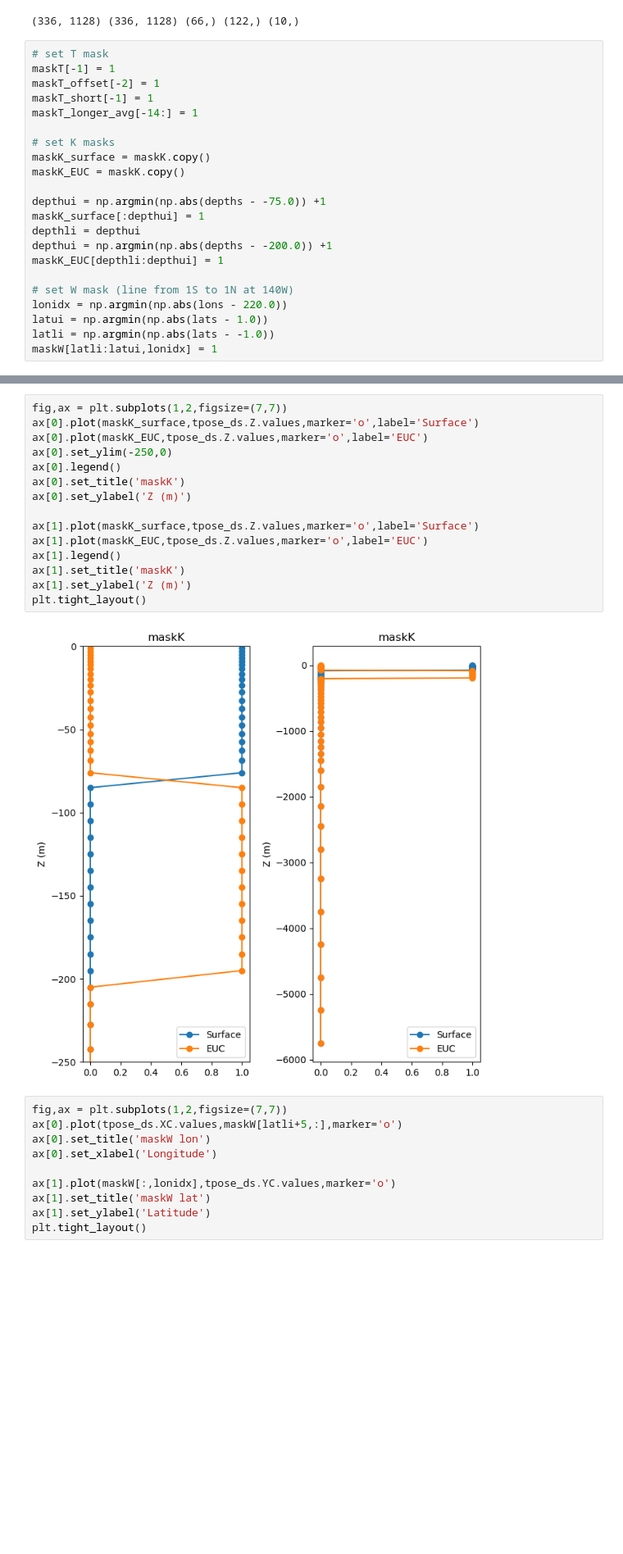
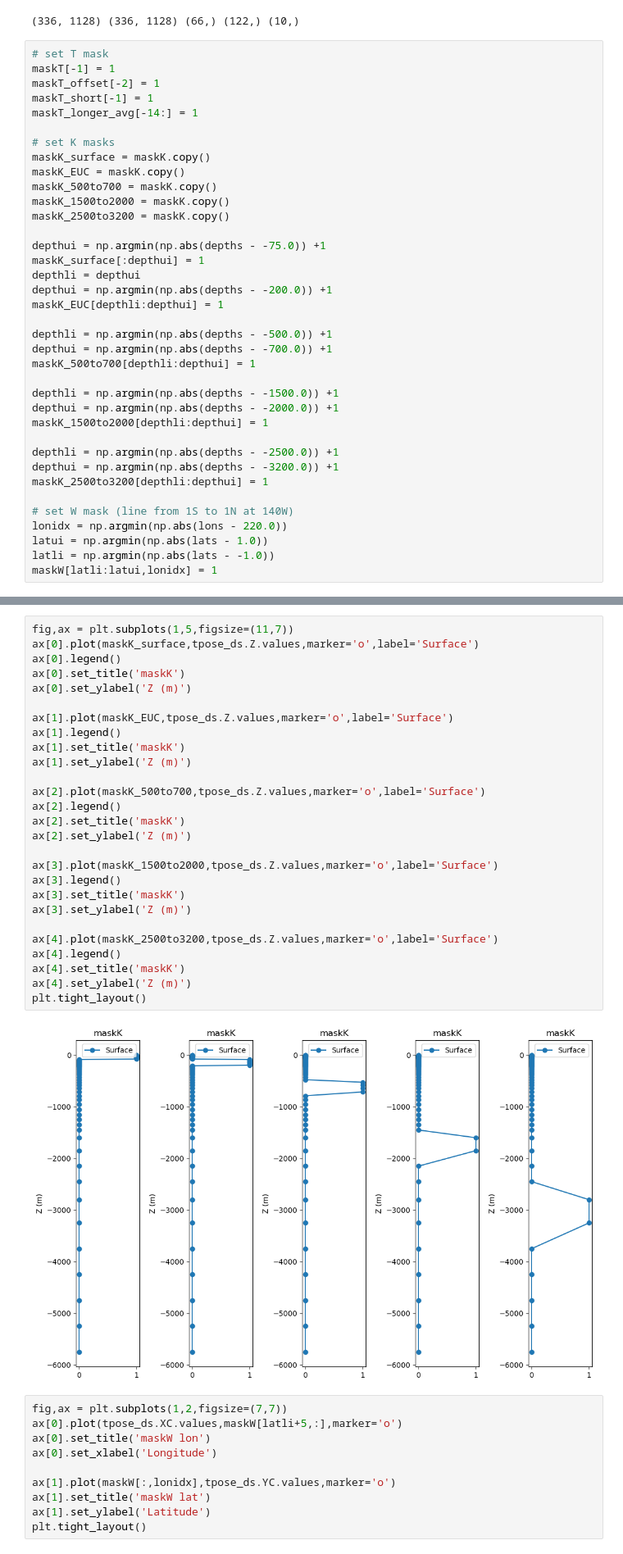
Before and after one commit to eldavenport/TPOSE6_Sensitivity, a Jupyter notebook: model_setup/generate_masks.ipynb, the cells around one changed output, grey strips where cells are left out. Shown at 82% size. Drawn from its saved outputs; the diff is of its cells as text; blank space fills up the shorter version.

Commit message:
adding masks for deep sensitivity experiments

```diff
--- a/model_setup/generate_masks.ipynb
+++ b/model_setup/generate_masks.ipynb
@@ -57,6 +57,9 @@ maskT_longer_avg[-14:] = 1
 # set K masks
 maskK_surface = maskK.copy()
 maskK_EUC = maskK.copy()
+maskK_500to700 = maskK.copy()
+maskK_1500to2000 = maskK.copy()
+maskK_2500to3200 = maskK.copy()
 
 depthui = np.argmin(np.abs(depths - -75.0)) +1
 maskK_surface[:depthui] = 1
@@ -64,6 +67,18 @@ depthli = depthui
 depthui = np.argmin(np.abs(depths - -200.0)) +1
 maskK_EUC[depthli:depthui] = 1
 
+depthli = np.argmin(np.abs(depths - -500.0)) +1
+depthui = np.argmin(np.abs(depths - -700.0)) +1
+maskK_500to700[depthli:depthui] = 1
+
+depthli = np.argmin(np.abs(depths - -1500.0)) +1
+depthui = np.argmin(np.abs(depths - -2000.0)) +1
+maskK_1500to2000[depthli:depthui] = 1
+
+depthli = np.argmin(np.abs(depths - -2500.0)) +1
+depthui = np.argmin(np.abs(depths - -3200.0)) +1
+maskK_2500to3200[depthli:depthui] = 1
+
 # set W mask (line from 1S to 1N at 140W)
 lonidx = np.argmin(np.abs(lons - 220.0))
 latui = np.argmin(np.abs(lats - 1.0))
@@ -81,22 +96,34 @@ plt.tight_layout()
 # %% [output]
 [figure]
 # %%
-fig,ax = plt.subplots(1,2,figsize=(7,7))
+fig,ax = plt.subplots(1,5,figsize=(11,7))
 ax[0].plot(maskK_surface,tpose_ds.Z.values,marker='o',label='Surface')
-ax[0].plot(maskK_EUC,tpose_ds.Z.values,marker='o',label='EUC')
-ax[0].set_ylim(-250,0)
 ax[0].legend()
 ax[0].set_title('maskK')
 ax[0].set_ylabel('Z (m)')
 
-ax[1].plot(maskK_surface,tpose_ds.Z.values,marker='o',label='Surface')
-ax[1].plot(maskK_EUC,tpose_ds.Z.values,marker='o',label='EUC')
+ax[1].plot(maskK_EUC,tpose_ds.Z.values,marker='o',label='Surface')
 ax[1].legend()
 ax[1].set_title('maskK')
 ax[1].set_ylabel('Z (m)')
+
+ax[2].plot(maskK_500to700,tpose_ds.Z.values,marker='o',label='Surface')
+ax[2].legend()
+ax[2].set_title('maskK')
+ax[2].set_ylabel('Z (m)')
+
+ax[3].plot(maskK_1500to2000,tpose_ds.Z.values,marker='o',label='Surface')
+ax[3].legend()
+ax[3].set_title('maskK')
+ax[3].set_ylabel('Z (m)')
+
+ax[4].plot(maskK_2500to3200,tpose_ds.Z.values,marker='o',label='Surface')
+ax[4].legend()
+ax[4].set_title('maskK')
+ax[4].set_ylabel('Z (m)')
 plt.tight_layout()
 # %% [output]
-[figure, old version]
+[figure, new version]
 # %%
 fig,ax = plt.subplots(1,2,figsize=(7,7))
 ax[0].plot(tpose_ds.XC.values,maskW[latli+5,:],marker='o')
```
Also changed, not shown: parts of 2 cells of this notebook, 12 other files.
